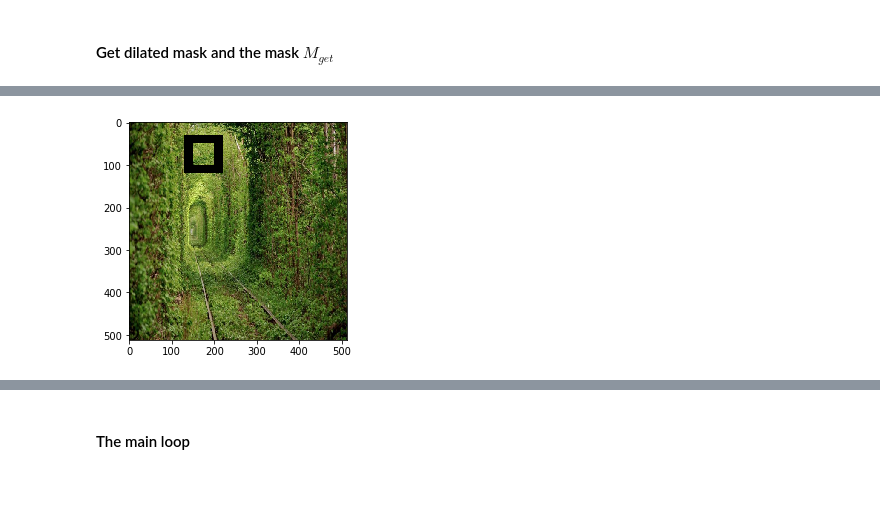
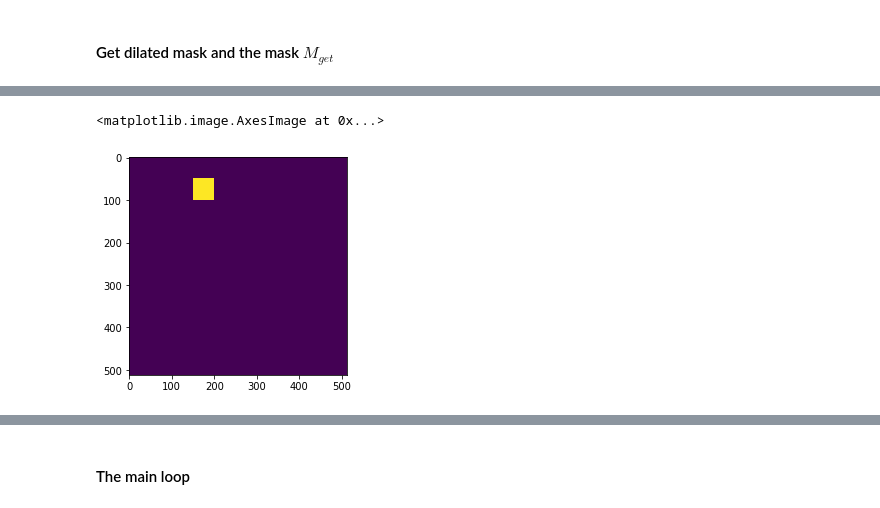
Before and after one commit to lev1khachatryan/ASDS_CV, a Jupyter notebook: Classes/20191031-Texture_Synthesis/Hole_filling_with_simple_patch_match.ipynb, the cells around one changed output, grey strips where cells are left out. Drawn from its saved outputs; the diff is of its cells as text; code cells hidden in the pictures.

Commit message:
Texture Synthesis: Hole filling with patch match algorithm

```diff
--- a/Classes/20191031-Texture_Synthesis/Hole_filling_with_simple_patch_match.ipynb
+++ b/Classes/20191031-Texture_Synthesis/Hole_filling_with_simple_patch_match.ipynb
@@ -68,7 +64,5 @@ plt.imshow(img_with_hole_test);
-# %%
-# visualize the image with hole
-img_with_hole_test = img.copy()
-img_with_hole_test[np.stack([mask_to_get_patches]*3, axis = -1) == 1] = 0
-plt.imshow(img_with_hole_test);
-# %% [output]
-[figure, removed]
+# %%
+plt.imshow(mask_to_fill)
+# %% [output]
+<matplotlib.image.AxesImage at 0x...>
+[figure, added]
```
Also changed, not shown: parts of 16 cells of this notebook.
